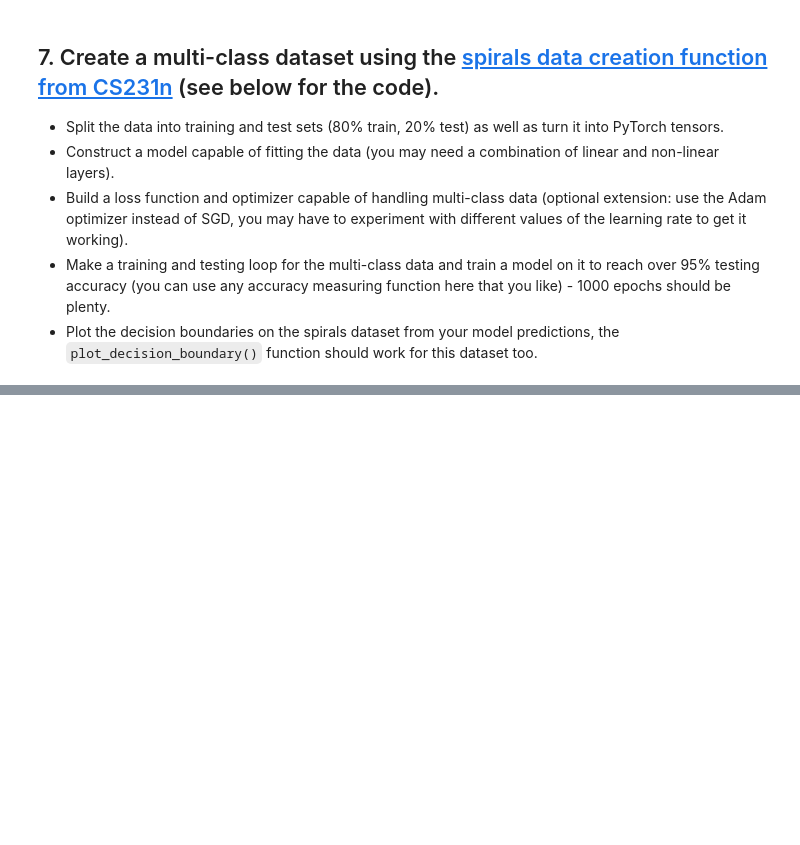
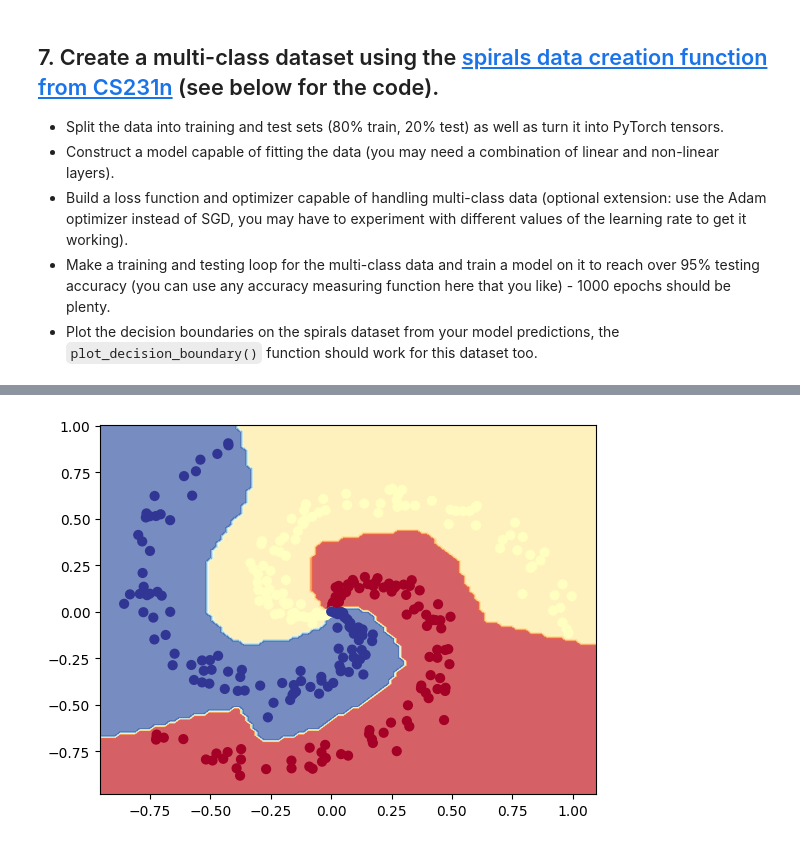
Before and after one commit to mustafafawzyzaki/torchstudy, a Jupyter notebook: extras/exercises/02_pytorch_classification_exercises.ipynb, the cells around one changed output, grey strips where cells are left out. Drawn from its saved outputs; the diff is of its cells as text; code cells hidden in the pictures; blank space fills up the shorter version.

```diff
--- a/extras/exercises/02_pytorch_classification_exercises.ipynb
+++ b/extras/exercises/02_pytorch_classification_exercises.ipynb
@@ -374,5 +379,5 @@ from sklearn.model_selection import train_test_split
 from torchmetrics import Accuracy
 
 ## TODO: uncomment the two lines below to send the accuracy function to the device
-# acc_fn = Accuracy(task="multiclass", num_classes=4).to(device)
-# acc_fn
+acc_fn = Accuracy(task="multiclass", num_classes=3).to(device)
+acc_fn
@@ -401,35 +441,57 @@ print("Pred labels:")
 # %%
 # Setup loss function and optimizer
-# loss_fn =
-# optimizer =
+loss_fn = nn.CrossEntropyLoss()
+optimizer = torch.optim.Adam(model_02.parameters(), lr=0.001)
 # %%
 # Build a training loop for the model
+epoches = 100000
+train_loss_list = []
+test_loss_list = []
 
+train_acc_list = []
+test_acc_list = []
+
+# Create a training loop
 # Loop over data
-
+for epoch in range(epoches):
+  model_02.train()
+  optimizer.zero_grad()
 
   ## Training
 
   # 1. Forward pass
-
+  train_logit = model_02(x_train).squeeze()
+  train_pred_prob = softmax(train_logit)
+  train_pred_label = torch.round(train_pred_prob)
 
   # 2. Calculate the loss
-
+  train_loss = loss_fn(train_logit, y_train)
+  train_acc = acc_fn(train_pred_label, y_train)
 
   # 3. Optimizer zero grad
 
 
   # 4. Loss backward
-
+  train_loss.backward()
 
   # 5. Optimizer step
-
+  optimizer.step()
+  train_loss_list.append(train_loss.item())
+  train_acc_list.append(train_acc.item())
 
   ## Testing
-
-
+  model_02.eval()
+  with torch.inference_mode():
     # 1. Forward pass
+    test_logit = model_02(x_test).squeeze()
+    test_pred_prob = softmax(test_logit)
+    test_pred_label = torch.round(test_pred_prob)
 
     # 2. Caculate loss and acc
+    test_loss = loss_fn(test_logit, y_test)
+    test_acc = acc_fn(test_pred_label, y_test)
+    test_loss_list.append(test_loss.item())
 
   # Print out what's happening every 100 epochs
+  if epoch %100 ==0 :
+    print (f"epoch {epoch}, train/test Loss {train_loss.item()} / {test_loss.item()} , train/Test Accuracy: {train_acc.item()} / {test_acc.item()}")
@@ -436,2 +517,5 @@ print("Pred labels:")
 # %%
 # Plot decision boundaries for training and test sets
+plot_decision_boundary(model=model_02 , X=X , y=y)
+# %% [output]
+[figure, added]
```
Also changed, not shown: parts of 6 cells of this notebook.
